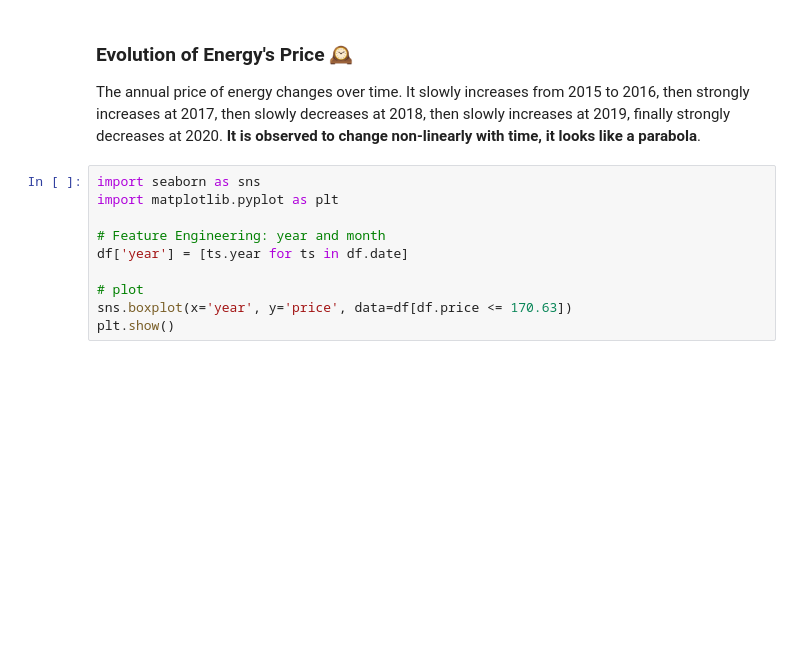
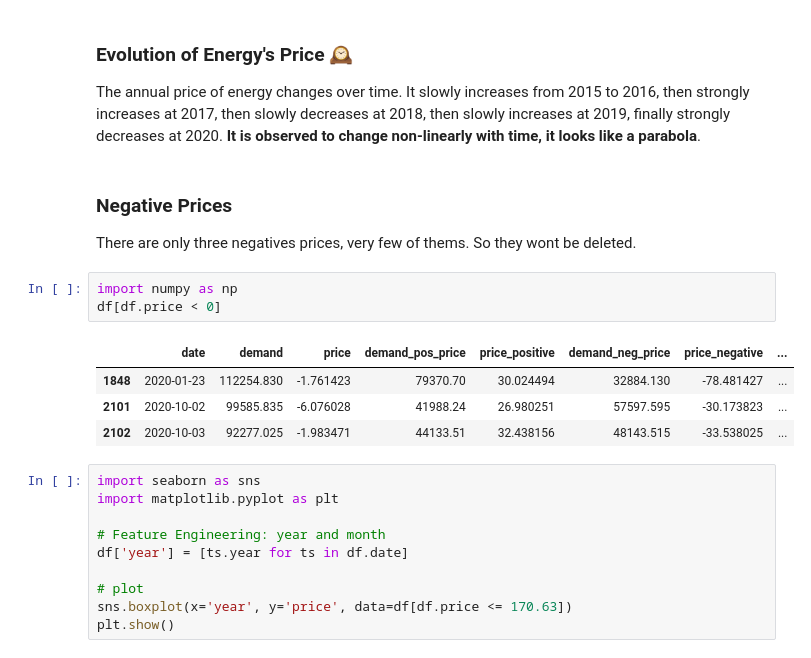
Before and after one commit to shlondon/ElectricityMarket-DataCamp, a Jupyter notebook: ElectricityMarket.ipynb, the cells around one changed output. Cells and saved outputs as stored; diff of their text form; blank space fills up the shorter version.

```diff
--- a/ElectricityMarket.ipynb
+++ b/ElectricityMarket.ipynb
@@ -110,6 +110,18 @@ Name: outlier_price, dtype: int64
 ### Evolution of Energy's Price 🕰
 
 The annual price of energy changes over time. It slowly increases from 2015 to 2016, then strongly increases at 2017, then slowly decreases at 2018, then slowly increases at 2019, finally strongly decreases at 2020. **It is observed to change non-linearly with time, it looks like a parabola**.
+# %% [markdown]
+### Negative Prices
+
+There are only three negatives prices, very few of thems. So they wont be deleted.
+# %%
+import numpy as np
+df[df.price < 0]
+# %% [output]
+|  | date | demand | price | demand_pos_price | price_positive | demand_neg_price | price_negative | ... |
+| 1848 | 2020-01-23 | 112254.830 | -1.761423 | 79370.70 | 30.024494 | 32884.130 | -78.481427 | ... |
+| 2101 | 2020-10-02 | 99585.835 | -6.076028 | 41988.24 | 26.980251 | 57597.595 | -30.173823 | ... |
+| 2102 | 2020-10-03 | 92277.025 | -1.983471 | 44133.51 | 32.438156 | 48143.515 | -33.538025 | ... |
 # %%
 import seaborn as sns
 import matplotlib.pyplot as plt
```
Also changed, not shown: parts of 5 cells of this notebook.
